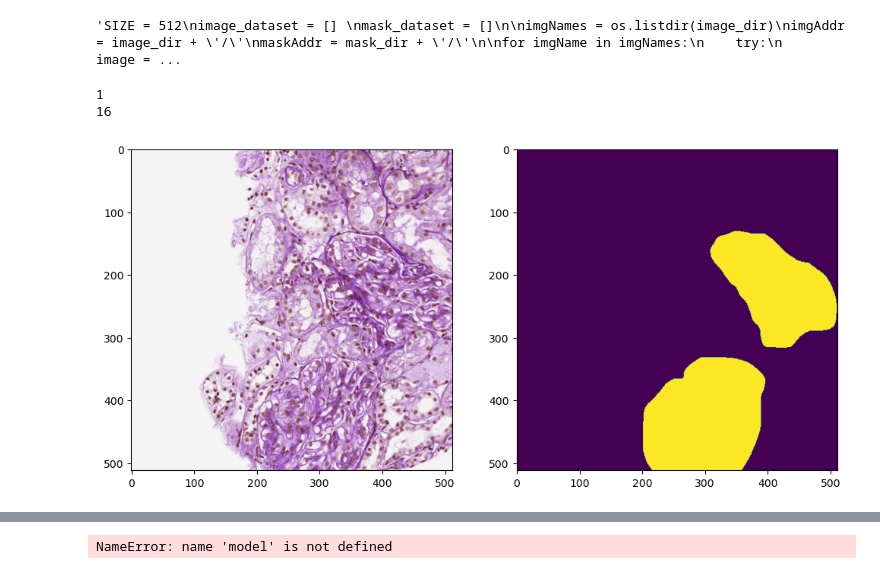
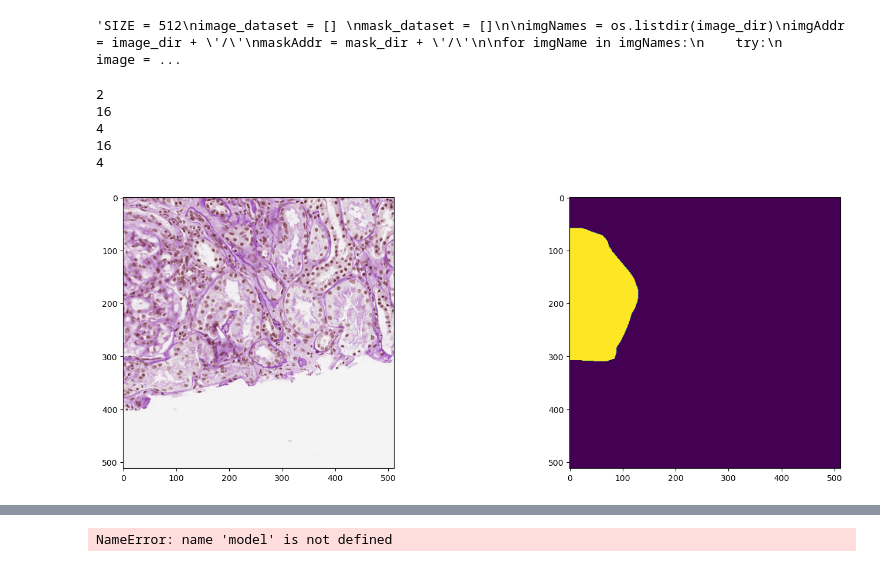
Before and after one commit to yashc1607/Glomeruli-Detection, a Jupyter notebook: modifiedUnetRGB.ipynb, the cells around one changed output, grey strips where cells are left out. Drawn from its saved outputs; the diff is of its cells as text; code cells hidden in the pictures.

```diff
--- a/modifiedUnetRGB.ipynb
+++ b/modifiedUnetRGB.ipynb
@@ -193,22 +191,28 @@ X_train, X_test, y_train, y_test = train_test_split(image_dataset, mask_dataset,
 # %%
 
 
 #Sanity check, view few mages
 import random
 import numpy as np
 image_number = random.randint(0, len(X_train)-1)
 print(image_number)
 print(len(X_train))
-plt.figure(figsize=(12, 6))
+print(len(X_test))
+print(len(y_train))
+print(len(y_test))
+plt.figure(figsize=(18, 6))
 plt.subplot(121)
 plt.imshow(np.reshape(X_train[image_number], (SIZE, SIZE,3)))
 plt.subplot(122)
 plt.imshow(np.reshape(y_train[image_number], (SIZE, SIZE)))
 plt.show()
 # %% [output]
-1
+2
 16
+4
+16
+4
-[figure, old version]
+[figure, new version]
 # %%
 IMG_HEIGHT = image_dataset.shape[1]
 IMG_WIDTH  = image_dataset.shape[2]
```
Also changed, not shown: parts of 15 cells of this notebook.
